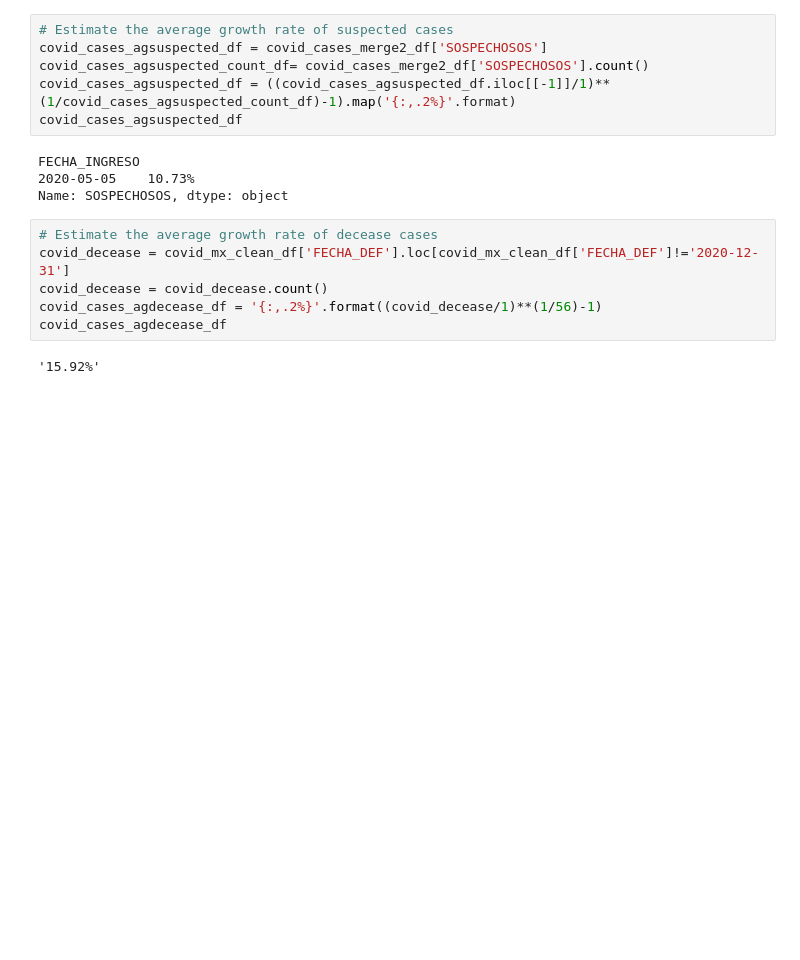
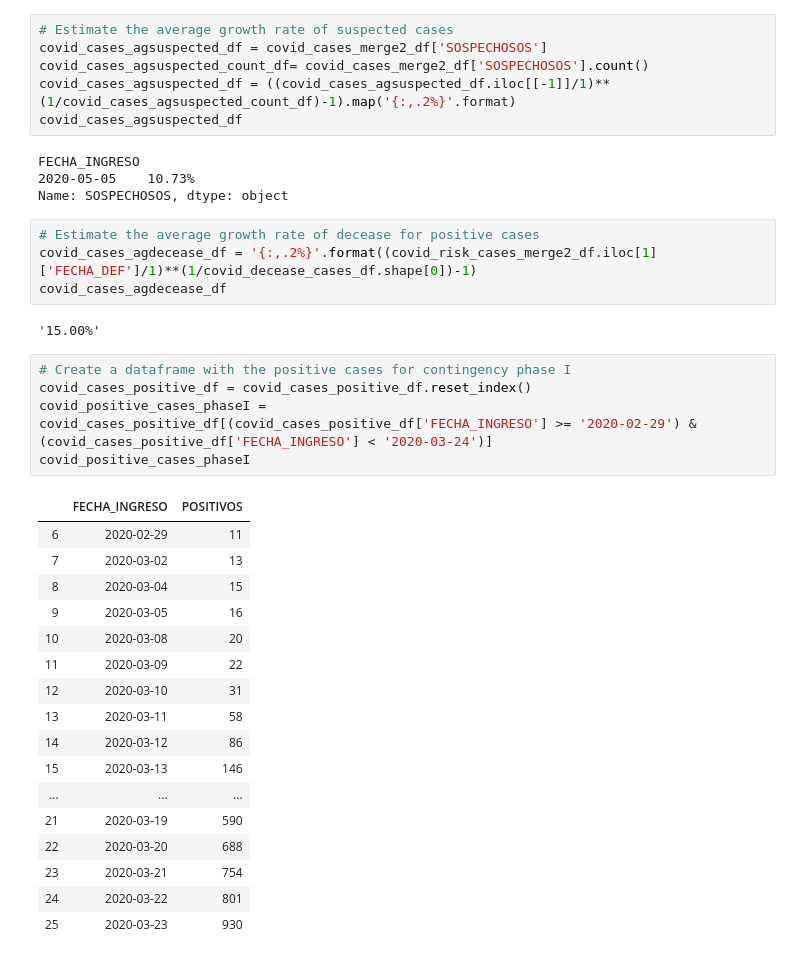
Before and after one commit to millennial-web/team-project-1-covid19-mx, a Jupyter notebook: MX COVID-19 - Odin.ipynb, the cells around one changed output. Drawn from its saved outputs; the diff is of its cells as text; blank space fills up the shorter version.

```diff
--- a/MX COVID-19 - Odin.ipynb
+++ b/MX COVID-19 - Odin.ipynb
@@ -794,10 +752,31 @@ FECHA_INGRESO
 2020-05-05    10.73%
 Name: SOSPECHOSOS, dtype: object
 # %%
-# Estimate the average growth rate of decease cases
-covid_decease = covid_mx_clean_df['FECHA_DEF'].loc[covid_mx_clean_df['FECHA_DEF']!='2020-12-31']
-covid_decease = covid_decease.count()
-covid_cases_agdecease_df = '{:,.2%}'.format((covid_decease/1)**(1/56)-1)
+# Estimate the average growth rate of decease for positive cases
+covid_cases_agdecease_df = '{:,.2%}'.format((covid_risk_cases_merge2_df.iloc[1]['FECHA_DEF']/1)**(1/covid_decease_cases_df.shape[0])-1)
 covid_cases_agdecease_df
 # %% [output]
-'15.92%'
+'15.00%'
+# %%
+# Create a dataframe with the positive cases for contingency phase I
+covid_cases_positive_df = covid_cases_positive_df.reset_index()
+covid_positive_cases_phaseI = covid_cases_positive_df[(covid_cases_positive_df['FECHA_INGRESO'] >= '2020-02-29') & (covid_cases_positive_df['FECHA_INGRESO'] < '2020-03-24')]
+covid_positive_cases_phaseI
+# %% [output]
+|  | FECHA_INGRESO | POSITIVOS |
+| 6 | 2020-02-29 | 11 |
+| 7 | 2020-03-02 | 13 |
+| 8 | 2020-03-04 | 15 |
+| 9 | 2020-03-05 | 16 |
+| 10 | 2020-03-08 | 20 |
+| 11 | 2020-03-09 | 22 |
+| 12 | 2020-03-10 | 31 |
+| 13 | 2020-03-11 | 58 |
+| 14 | 2020-03-12 | 86 |
+| 15 | 2020-03-13 | 146 |
+| ... | ... | ... |
+| 21 | 2020-03-19 | 590 |
+| 22 | 2020-03-20 | 688 |
+| 23 | 2020-03-21 | 754 |
+| 24 | 2020-03-22 | 801 |
+| 25 | 2020-03-23 | 930 |
```
Also changed, not shown: parts of 23 cells of this notebook, 3 other files.
